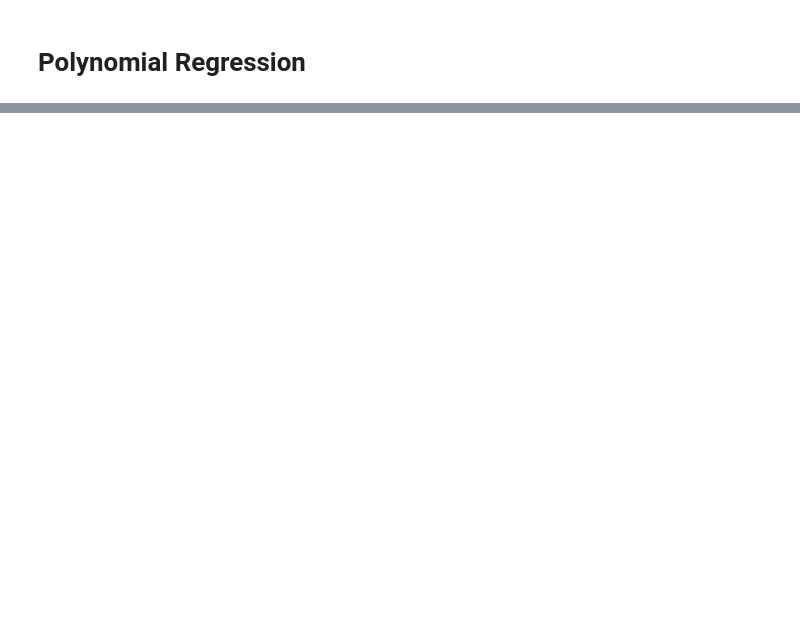
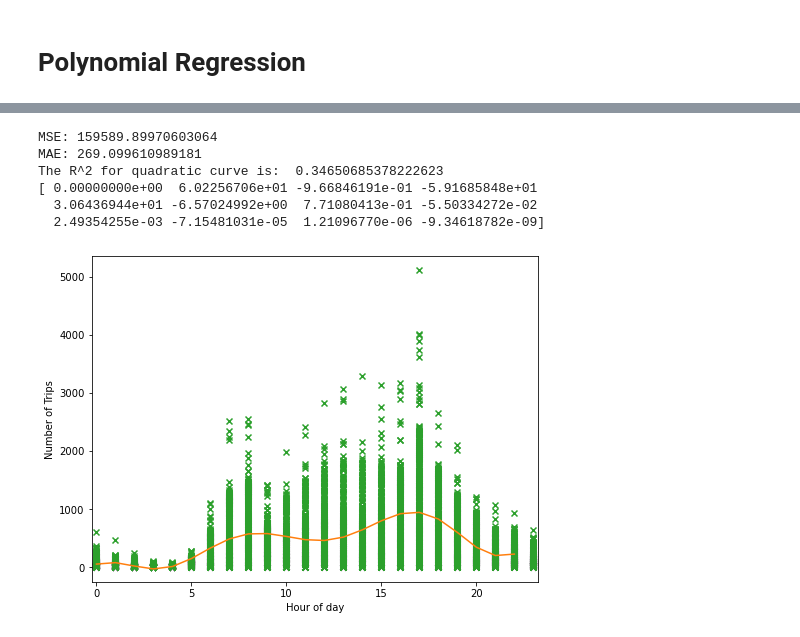
Before and after one commit to agruenb/PrescriptiveStruggle_BikeSharing, a Jupyter notebook: Polynomial_Regression.ipynb, the cells around one changed output, grey strips where cells are left out. Saved outputs shown, nothing was run; the diff lists cells and outputs as text; code cells hidden in the pictures; blank space fills up the shorter version.

```diff
--- a/Polynomial_Regression.ipynb
+++ b/Polynomial_Regression.ipynb
@@ -31,0 +85,10 @@ plt.show()
+# %%
+plot_regression_poly_scikit(X = df["hour"].values, y =df["trips"].values, d = 11)
+# %% [output]
+MSE: 159589.89970603064
+MAE: 269.099610989181
+The R^2 for quadratic curve is:  0.34650685378222623
+[ 0.00000000e+00  6.02256706e+01 -9.66846191e-01 -5.91685848e+01
+  3.06436944e+01 -6.57024992e+00  7.71080413e-01 -5.50334272e-02
+  2.49354255e-03 -7.15481031e-05  1.21096770e-06 -9.34618782e-09]
+[figure, added]
```
Also changed, not shown: parts of 8 cells of this notebook, 1 other file.
